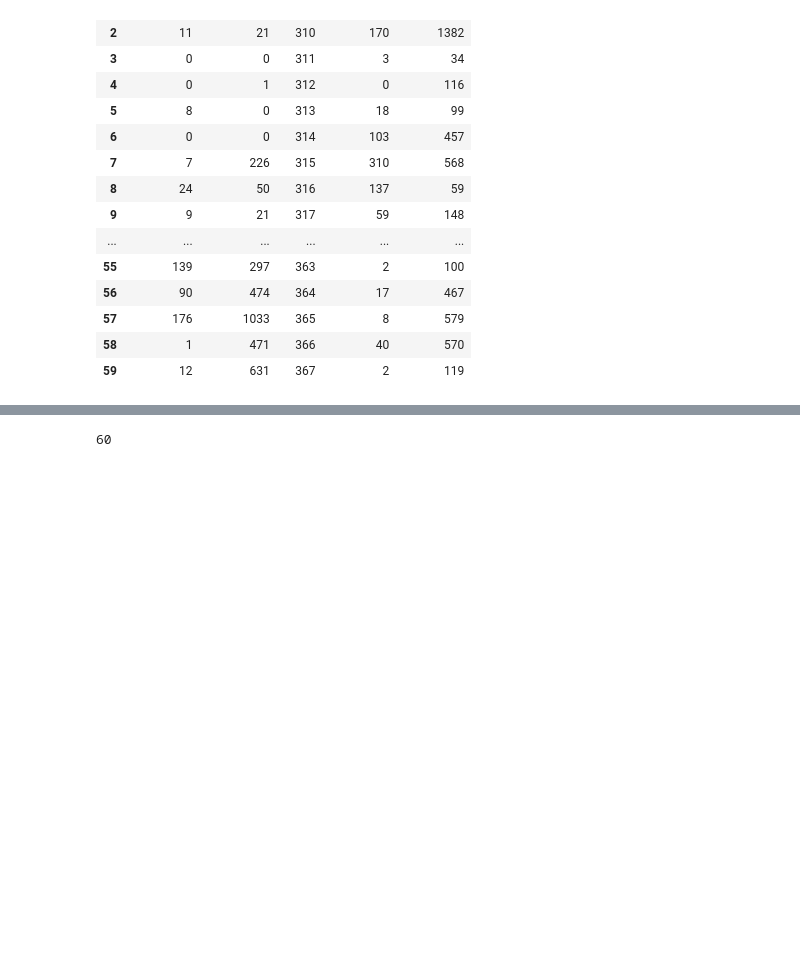
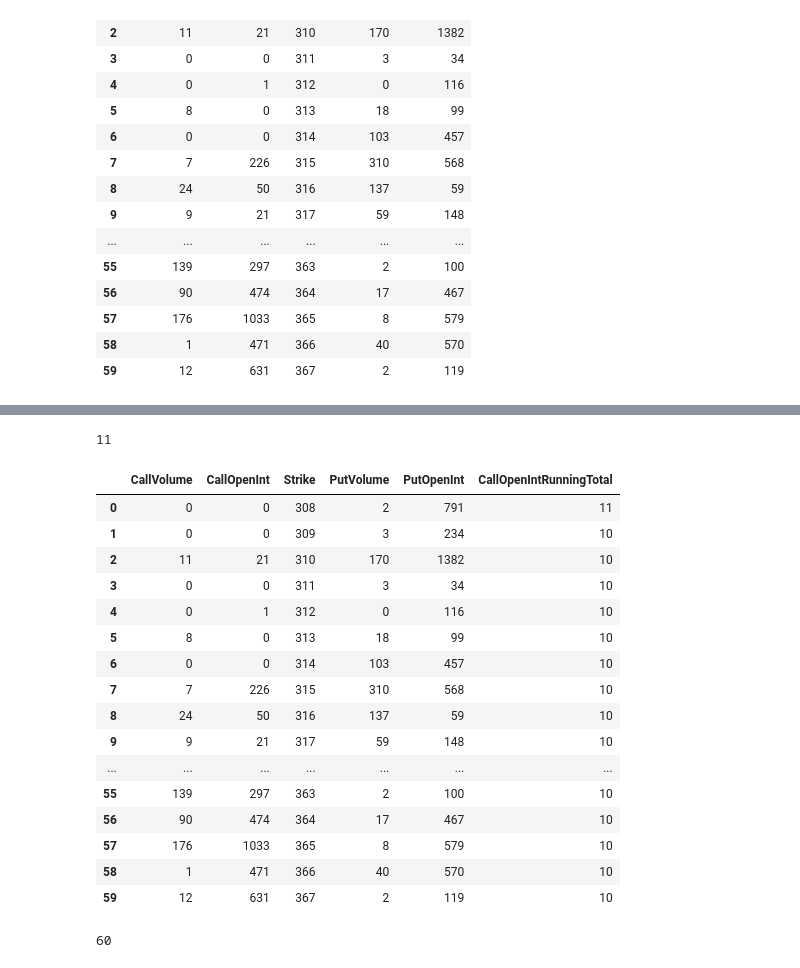
Before and after one commit to SarmenSinanian/backAtIt, a Jupyter notebook: HackerRank2022/Day23(LeetCode+FinancialMarketsOptionsCharting)/QQQ_Options_Chain_04_18_2022_Expiry_Workbook.ipynb, the cells around one changed output, grey strips where cells are left out. Saved outputs shown, nothing was run; the diff lists cells and outputs as text; code cells hidden in the pictures; blank space fills up the shorter version.

```diff
--- a/HackerRank2022/Day23(LeetCode+FinancialMarketsOptionsCharting)/QQQ_Options_Chain_04_18_2022_Expiry_Workbook.ipynb
+++ b/HackerRank2022/Day23(LeetCode+FinancialMarketsOptionsCharting)/QQQ_Options_Chain_04_18_2022_Expiry_Workbook.ipynb
@@ -38,3 +38,5 @@ qqq_04_18_2022
 | 57 | 176 | 1033 | 365 | 8 | 579 |
 | 58 | 1 | 471 | 366 | 40 | 570 |
 | 59 | 12 | 631 | 367 | 2 | 119 |
+# %%
+qqq_04_18_2022_copy = qqq_04_18_2022.copy()
@@ -41,3 +68,33 @@ qqq_04_18_2022
+# %%
+qqq_04_18_2022_copy.iloc[0, qqq_04_18_2022_copy.columns.get_loc('CallOpenIntRunningTotal')] = 11
+# %%
+for count, value in qqq_04_18_2022_copy['CallOpenIntRunningTotal']:
+    print(count, value)
+
+row = next(qqq_04_18_2022_copy.iterrows())[1][5]
+row
+# %% [output]
+11
+# %%
+qqq_04_18_2022_copy
+# %% [output]
+|  | CallVolume | CallOpenInt | Strike | PutVolume | PutOpenInt | CallOpenIntRunningTotal |
+| 0 | 0 | 0 | 308 | 2 | 791 | 11 |
+| 1 | 0 | 0 | 309 | 3 | 234 | 10 |
+| 2 | 11 | 21 | 310 | 170 | 1382 | 10 |
+| 3 | 0 | 0 | 311 | 3 | 34 | 10 |
+| 4 | 0 | 1 | 312 | 0 | 116 | 10 |
+| 5 | 8 | 0 | 313 | 18 | 99 | 10 |
+| 6 | 0 | 0 | 314 | 103 | 457 | 10 |
+| 7 | 7 | 226 | 315 | 310 | 568 | 10 |
+| 8 | 24 | 50 | 316 | 137 | 59 | 10 |
+| 9 | 9 | 21 | 317 | 59 | 148 | 10 |
+| ... | ... | ... | ... | ... | ... | ... |
+| 55 | 139 | 297 | 363 | 2 | 100 | 10 |
+| 56 | 90 | 474 | 364 | 17 | 467 | 10 |
+| 57 | 176 | 1033 | 365 | 8 | 579 | 10 |
+| 58 | 1 | 471 | 366 | 40 | 570 | 10 |
+| 59 | 12 | 631 | 367 | 2 | 119 | 10 |
 # %%
 # 04/18/2022 qqq puts/calls open interest
 calls = qqq_04_18_2022['CallOpenInt']
```
Also changed, not shown: parts of 5 cells of this notebook.
